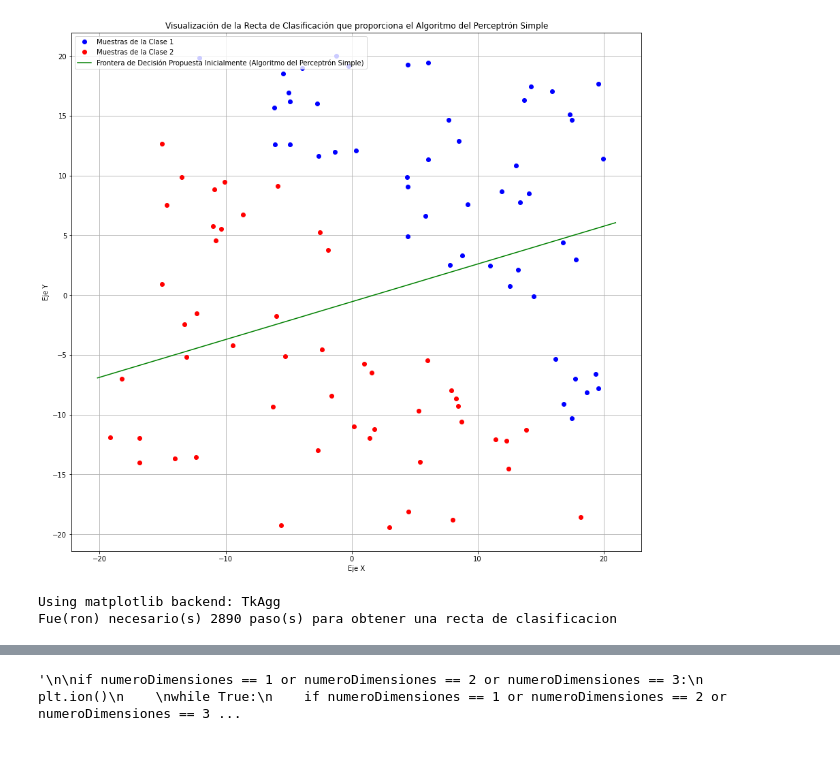
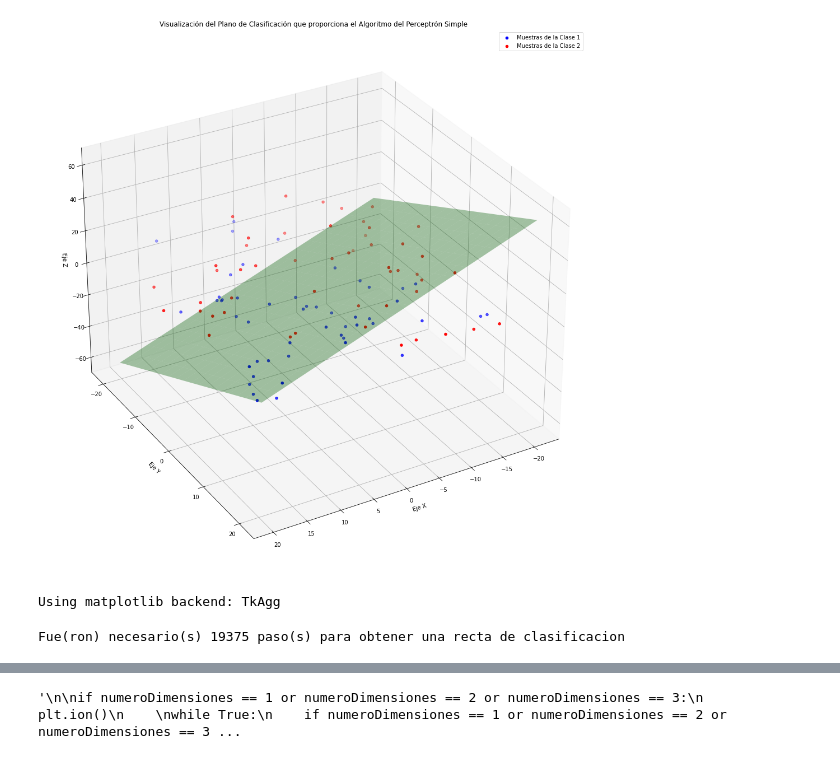
Before and after one commit to mamurciac/Intelligent-Systems, a Jupyter notebook: 2. Clasificación y Regresión/Ejercicio de Clasificación.ipynb, the cells around one changed output, grey strips where cells are left out. Drawn from its saved outputs; the diff is of its cells as text; code cells hidden in the pictures.

Commit message:
Correcciones en Clasificación en 3D

```diff
--- a/2. Clasificación y Regresión/Ejercicio de Clasificación.ipynb
+++ b/2. Clasificación y Regresión/Ejercicio de Clasificación.ipynb
@@ -259,7 +260,7 @@ def algoritmoPerceptronSimple(listaPuntosMuestra, muestraPuntosPorClases, listaI
 # %%
 #Parametros de ejecucion del programa
 tasaAprendizaje = 0.001
-numeroDimensiones = 2
+numeroDimensiones = 3
 minimoValorCoordenadasPuntos = -20.0
 maximoValorCoordenadasPuntos = 20.0
 listaCoeficientesPrincipalesHiperplanoBase = [1.0] * numeroDimensiones
@@ -342,35 +343,35 @@ elif numeroDimensiones == 3:
     maximoEjeY = np.max(valoresCoordenadasYPuntosClase1 + valoresCoordenadasYPuntosClase2) + 1
     minimoEjeZ = np.min(valoresCoordenadasZPuntosClase1 + valoresCoordenadasZPuntosClase2) - 1
     maximoEjeZ = np.max(valoresCoordenadasZPuntosClase1 + valoresCoordenadasZPuntosClase2) + 1
 
     listaValoresCoordenadaXHiperplanoBase = np.linspace(minimoEjeX, maximoEjeX, num = numeroMuestrasHiperplanoClasificacion)
     listaValoresCoordenadaYHiperplanoBase = np.linspace(minimoEjeY, maximoEjeY, num = numeroMuestrasHiperplanoClasificacion)
     listaValoresCoordenadaZHiperplanoBase = np.linspace(minimoEjeZ, maximoEjeZ, num = numeroMuestrasHiperplanoClasificacion)
     if listaCoeficientesCompletosHiperplanoBase[numeroDimensiones - 1] != 0.0:
         listaValoresCoordenadaXHiperplanoBase, listaValoresCoordenadaYHiperplanoBase = np.meshgrid(listaValoresCoordenadaXHiperplanoBase, listaValoresCoordenadaYHiperplanoBase)
         listaValoresCoordenadaZHiperplanoBase = -(listaCoeficientesCompletosHiperplanoBase[numeroDimensiones - 3] * listaValoresCoordenadaXHiperplanoBase + listaCoeficientesCompletosHiperplanoBase[numeroDimensiones - 2] * listaValoresCoordenadaYHiperplanoBase + listaCoeficientesCompletosHiperplanoBase[numeroDimensiones]) / listaCoeficientesCompletosHiperplanoBase[numeroDimensiones - 1]
     elif listaCoeficientesCompletosHiperplanoBase[numeroDimensiones - 2] != 0.0:
         listaValoresCoordenadaXHiperplanoBase, listaValoresCoordenadaZHiperplanoBase = np.meshgrid(listaValoresCoordenadaXHiperplanoBase, listaValoresCoordenadaZHiperplanoBase)
         listaValoresCoordenadaYHiperplanoBase = -(listaCoeficientesCompletosHiperplanoBase[numeroDimensiones - 3] * listaValoresCoordenadaXHiperplanoBase + listaCoeficientesCompletosHiperplanoBase[numeroDimensiones]) / listaCoeficientesCompletosHiperplanoBase[numeroDimensiones - 2]
     elif listaCoeficientesCompletosHiperplanoBase[numeroDimensiones - 3] != 0.0:
         listaValoresCoordenadaYHiperplanoBase, listaValoresCoordenadaZHiperplanoBase = np.meshgrid(listaValoresCoordenadaYHiperplanoBase, listaValoresCoordenadaZHiperplanoBase)
         listaValoresCoordenadaXHiperplanoBase = [-listaCoeficientesCompletosHiperplanoBase[numeroDimensiones] / listaCoeficientesCompletosHiperplanoBase[numeroDimensiones - 3]] * numeroMuestrasHiperplanoClasificacion
 
     currentFigure = plt.figure(figsize = (15, 14))
     ax = currentFigure.add_subplot(111, projection = '3d')
     ax.view_init(elev = 30, azim = 60)
     ax.scatter(valoresCoordenadasXPuntosClase1, valoresCoordenadasYPuntosClase1, valoresCoordenadasZPuntosClase1, c = 'b', marker = 'o', label = "Muestras de la Clase 1")
     ax.scatter(valoresCoordenadasXPuntosClase2, valoresCoordenadasYPuntosClase2, valoresCoordenadasZPuntosClase2, c = 'r', marker = 'o', label = "Muestras de la Clase 2")
     ax.plot_surface(listaValoresCoordenadaXHiperplanoBase, listaValoresCoordenadaYHiperplanoBase, listaValoresCoordenadaZHiperplanoBase, color = 'g', alpha = 0.35)
     ax.set_xlabel("Eje X")
     ax.set_ylabel("Eje Y")
     ax.set_zlabel("Eje Z")
-    plt.title("Visualización del Plano de Clasificación que proporciona el Algoritmo del Perceptrón Simple")
+    ax.set_title("Visualización del Plano de Clasificación que proporciona el Algoritmo del Perceptrón Simple")
     plt.legend()
     plt.tight_layout()
     plt.show()
 # %% [output]
-[figure, old version]
+[figure, new version]
 # %%
 #algoritmoPerceptronSimple(listaPuntosMuestra, muestraPuntosPorClases, listaCoeficientesCompletosHiperplanoBase, tasaAprendizaje, numeroDimensiones)
 # %%
@@ -478,6 +479,75 @@ elif numeroDimensiones == 2:
         plt.pause(tiempoPausaAnimacion)
         plt.ioff()
         plt.show()
+elif numeroDimensiones == 3:
+    fig = plt.figure()
+    ax = fig.gca(projection = '3d')
+
+    plt.ion()
+    while True:
+        ax.cla()
+        puntoMuestraSeleccionado = listaPuntosMuestra[np.random.randint(len(listaPuntosMuestra))]
+        valorPuntoMuestraSeleccionado = evaluarPuntoRespectoAHiperplano(listaCoeficientesCompletosHiperplano, puntoMuestraSeleccionado, numeroDimensiones)
+        if not ((valorPuntoMuestraSeleccionado >= 0.0 and puntoMuestraSeleccionado in muestraPuntosPorClases[nombreClase1]) or (valorPuntoMuestraSeleccionado <= 0.0 and puntoMuestraSeleccionado in muestraPuntosPorClases[nombreClase2])):
+            if valorPuntoMuestraSeleccionado < 0.0 and puntoMuestraSeleccionado in muestraPuntosPorClases[nombreClase1]:
+                for indice in range(numeroDimensiones):
+                    listaCoeficientesCompletosHiperplano[indice] += tasaAprendizaje * puntoMuestraSeleccionado[indice]
+                listaCoeficientesCompletosHiperplano[numeroDimensiones] += tasaAprendizaje
+            elif valorPuntoMuestraSeleccionado > 0.0 and puntoMuestraSeleccionado in muestraPuntosPorClases[nombreClase2]:
+                for indice in range(numeroDimensiones):
+                    listaCoeficientesCompletosHiperplano[indice] -= tasaAprendizaje * puntoMuestraSeleccionado[indice]
+                listaCoeficientesCompletosHiperplano[numeroDimensiones] -= tasaAprendizaje
+
+        listaPuntosClase1PorCoordenadasRespectivas = obtenerListasCoordenadasRespectivas(muestraPuntosPorClases[nombreClase1], numeroDimensiones)
+        listaPuntosClase2PorCoordenadasRespectivas = obtenerListasCoordenadasRespectivas(muestraPuntosPorClases[nombreClase2], numeroDimensiones)
+        valoresCoordenadasXPuntosClase1 = listaPuntosClase1PorCoordenadasRespectivas[0]
+        valoresCoordenadasXPuntosClase2 = listaPuntosClase2PorCoordenadasRespectivas[0]
+        valoresCoordenadasYPuntosClase1 = listaPuntosClase1PorCoordenadasRespectivas[1]
+        valoresCoordenadasYPuntosClase2 = listaPuntosClase2PorCoordenadasRespectivas[1]
+        valoresCoordenadasZPuntosClase1 = listaPuntosClase1PorCoordenadasRespectivas[2]
+        valoresCoordenadasZPuntosClase2 = listaPuntosClase2PorCoordenadasRespectivas[2]
+        minimoEjeX = np.min(valoresCoordenadasXPuntosClase1 + valoresCoordenadasXPuntosClase2) - 1
+        maximoEjeX = np.max(valoresCoordenadasXPuntosClase1 + valoresCoordenadasXPuntosClase2) + 1
+        minimoEjeY = np.min(valoresCoordenadasYPuntosClase1 + valoresCoordenadasYPuntosClase2) - 1
+        maximoEjeY = np.max(valoresCoordenadasYPuntosClase1 + valoresCoordenadasYPuntosClase2) + 1
+        minimoEjeZ = np.min(valoresCoordenadasZPuntosClase1 + valoresCoordenadasZPuntosClase2) - 1
+        maximoEjeZ = np.max(valoresCoordenadasZPuntosClase1 + valoresCoordenadasZPuntosClase2) + 1
+
+        listaValoresCoordenadaXHiperplanoBase = np.linspace(minimoEjeX, maximoEjeX, num = numeroMuestrasHiperplanoClasificacion)
+        listaValoresCoordenadaYHiperplanoBase = np.linspace(minimoEjeY, maximoEjeY, num = numeroMuestrasHiperplanoClasificacion)
+        listaValoresCoordenadaZHiperplanoBase = np.linspace(minimoEjeZ, maximoEjeZ, num = numeroMuestrasHiperplanoClasificacion)
+        if listaCoeficientesCompletosHiperplanoBase[numeroDimensiones - 1] != 0.0:
+            listaValoresCoordenadaXHiperplanoBase, listaValoresCoordenadaYHiperplanoBase = np.meshgrid(listaValoresCoordenadaXHiperplanoBase, listaValoresCoordenadaYHiperplanoBase)
+            listaValoresCoordenadaZHiperplanoBase = -(listaCoeficientesCompletosHiperplanoBase[numeroDimensiones - 3] * listaValoresCoordenadaXHiperplanoBase + listaCoeficientesCompletosHiperplanoBase[numeroDimensiones - 2] * listaValoresCoordenadaYHiperplanoBase + listaCoeficientesCompletosHiperplanoBase[numeroDimensiones]) / listaCoeficientesCompletosHiperplanoBase[numeroDimensiones - 1]
+        elif listaCoeficientesCompletosHiperplanoBase[numeroDimensiones - 2] != 0.0:
+            listaValoresCoordenadaXHiperplanoBase, listaValoresCoordenadaZHiperplanoBase = np.meshgrid(listaValoresCoordenadaXHiperplanoBase, listaValoresCoordenadaZHiperplanoBase)
+            listaValoresCoordenadaYHiperplanoBase = -(listaCoeficientesCompletosHiperplanoBase[numeroDimensiones - 3] * listaValoresCoordenadaXHiperplanoBase + listaCoeficientesCompletosHiperplanoBase[numeroDimensiones]) / listaCoeficientesCompletosHiperplanoBase[numeroDimensiones - 2]
+        elif listaCoeficientesCompletosHiperplanoBase[numeroDimensiones - 3] != 0.0:
+            listaValoresCoordenadaYHiperplanoBase, listaValoresCoordenadaZHiperplanoBase = np.meshgrid(listaValoresCoordenadaYHiperplanoBase, listaValoresCoordenadaZHiperplanoBase)
+            listaValoresCoordenadaXHiperplanoBase = [-listaCoeficientesCompletosHiperplanoBase[numeroDimensiones] / listaCoeficientesCompletosHiperplanoBase[numeroDimensiones - 3]] * numeroMuestrasHiperplanoClasificacion
+
+        ax.view_init(elev = 30, azim = 60)
+        ax.scatter(valoresCoordenadasXPuntosClase1, valoresCoordenadasYPuntosClase1, valoresCoordenadasZPuntosClase1, c = 'b', marker = 'o', label = "Muestras de la Clase 1")
+        ax.scatter(valoresCoordenadasXPuntosClase2, valoresCoordenadasYPuntosClase2, valoresCoordenadasZPuntosClase2, c = 'r', marker = 'o', label = "Muestras de la Clase 2")
+        ax.plot_surface(listaValoresCoordenadaXHiperplanoBase, listaValoresCoordenadaYHiperplanoBase, listaValoresCoordenadaZHiperplanoBase, color = 'g', alpha = 0.35)
+        ax.set_xlabel("Eje X")
+        ax.set_ylabel("Eje Y")
+        ax.set_zlabel("Eje Z")
+        ax.set_title("Visualizacion de Plano de Clasficación que proporciona el Algoritmo del Perceptrón Simple")
+        plt.legend()
+        plt.tight_layout()
+
+        revisionClasificacion1 = verificarMuestrasClasificadasEnUnaSolaClase(muestraPuntosPorClases, nombreClase1, nombreClase2, nombreClase1, listaCoeficientesCompletosHiperplano, numeroDimensiones)
+        revisionClasificacion2 = verificarMuestrasClasificadasEnUnaSolaClase(muestraPuntosPorClases, nombreClase1, nombreClase2, nombreClase2, listaCoeficientesCompletosHiperplano, numeroDimensiones)
+        numeroPasos += 1
+        if revisionClasificacion1.value == EstadosClasificacion.estado1.value and revisionClasificacion2.value == EstadosClasificacion.estado2.value:
+            print("Fue(ron) necesario(s)", numeroPasos, "paso(s) para obtener una recta de clasificacion")
+            #print("La recta de clasificacion que proporciona el algoritmo es " + str(w1) + "x + " + str(w2) + "y + " + str(b) + " = 0")
+            break
+
+        plt.pause(tiempoPausaAnimacion)
+        plt.ioff()
+        plt.show()
 # %% [output]
 Using matplotlib backend: TkAgg
-Fue(ron) necesario(s) 2890 paso(s) para obtener una recta de clasificacion
+Fue(ron) necesario(s) 19375 paso(s) para obtener una recta de clasificacion
```
Also changed, not shown: parts of 3 cells of this notebook.
